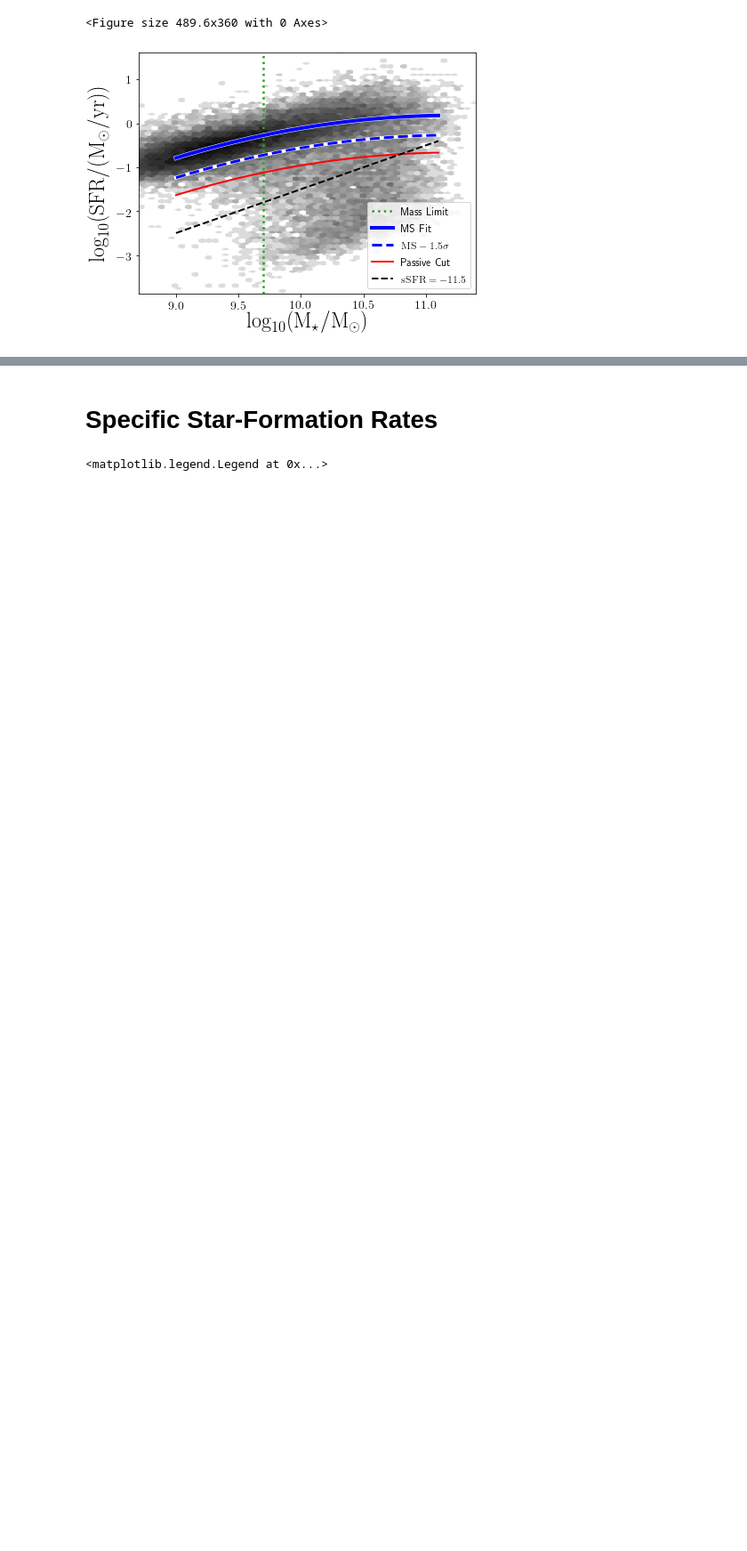
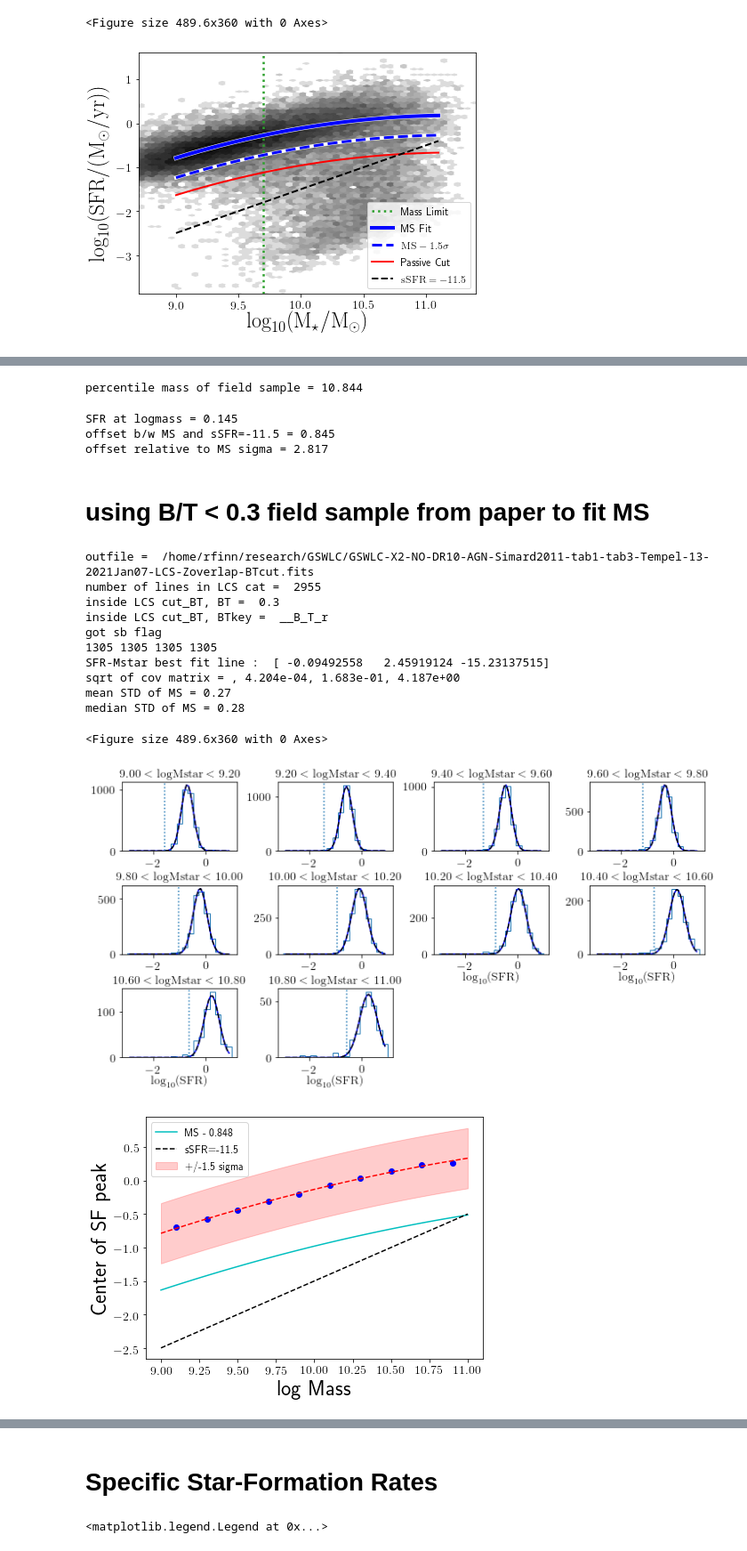
Before and after one commit to rfinn/LCS, a Jupyter notebook: notebooks/fittingMainSequence.ipynb, the cells around one changed output, grey strips where cells are left out. Shown at 89% size. Drawn from its saved outputs; the diff is of its cells as text; code cells hidden in the pictures; blank space fills up the shorter version.

```diff
--- a/notebooks/fittingMainSequence.ipynb
+++ b/notebooks/fittingMainSequence.ipynb
@@ -277,3 +281,44 @@ median Zscore of offset = -1.70
 [figure]
 [figure]
 [figure]
+# %%
+flag =   (b.gsw.cat['logMstar'] > 9.7) & (b.gsw.cat['logSFR']-b.gsw.cat['logMstar'] > -11.5)
+logmstar = b.gsw.cat['logMstar'][flag]
+from scipy.stats import scoreatpercentile
+print("percentile mass of field sample = {:.3f}".format(scoreatpercentile(logmstar,95)))
+# %% [output]
+percentile mass of field sample = 10.844
+# %%
+logmass = 10.8
+yms = -.1968999*logmass**2+4.4186588*logmass-24.61
+print('SFR at logmass = {:.3f}'.format(yms))
+print("offset b/w MS and sSFR=-11.5 = {:.3f} ".format(yms- (logmass-11.5)))
+print("offset relative to MS sigma = {:.3f}".format((yms- (logmass-11.5))/.3))
+# %% [output]
+SFR at logmass = 0.145
+offset b/w MS and sSFR=-11.5 = 0.845
+offset relative to MS sigma = 2.817
+# %% [markdown]
+# using B/T < 0.3 field sample from paper to fit MS
+# %%
+# plot main sequence
+os.chdir(homedir+'/research/LCS/plots/')
+%run ~/github/LCS/python/lcs_paper2_v2.py  --minmass 8.7 --ellip 0.75 --HIdef --minssfr -14 --cutBT --BT 0.3
+
+t = separate_sf(b.gsw.cat['logMstar'],b.gsw.cat['logSFR'],m1=9.,m2=11,ms_slope=0.592,ms_intercept=-6.05,dm=.2,twogauss=False)
+plt.savefig('sfpeak_field_BT.png')
+plt.savefig('sfpeak_field_BT.pdf')
+# %% [output]
+outfile =  /home/rfinn/research/GSWLC/GSWLC-X2-NO-DR10-AGN-Simard2011-tab1-tab3-Tempel-13-2021Jan07-LCS-Zoverlap-BTcut.fits
+number of lines in LCS cat =  2955
+inside LCS cut_BT, BT =  0.3
+inside LCS cut_BT, BTkey =  __B_T_r
+got sb flag
+1305 1305 1305 1305
+SFR-Mstar best fit line :  [ -0.09492558   2.45919124 -15.23137515]
+sqrt of cov matrix = , 4.204e-04, 1.683e-01, 4.187e+00
+mean STD of MS = 0.27
+median STD of MS = 0.28
+<Figure size 489.6x360 with 0 Axes>
+[figure, added]
+[figure, added]
```
Also changed, not shown: parts of 28 cells of this notebook, 3 other files.
